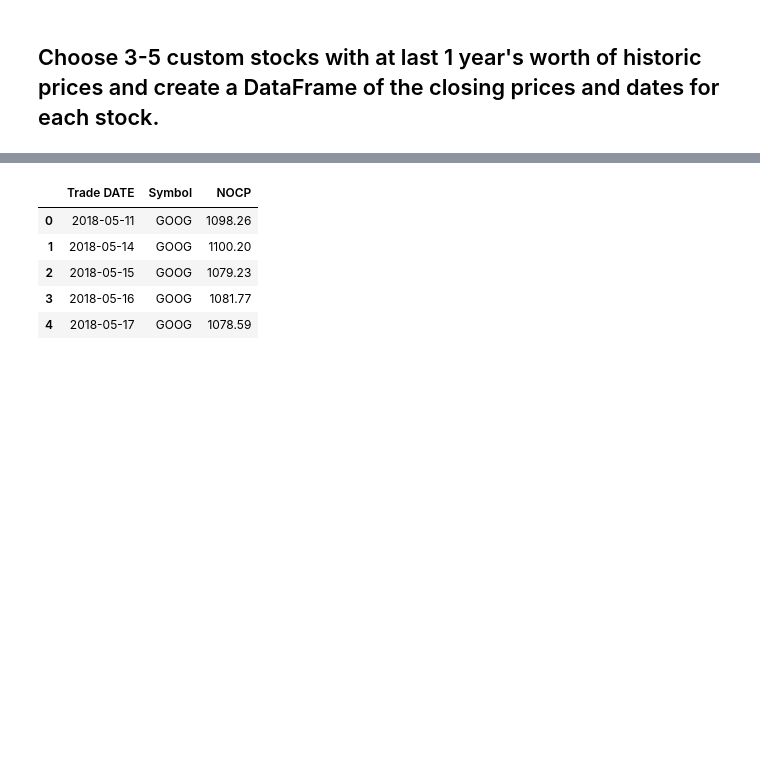
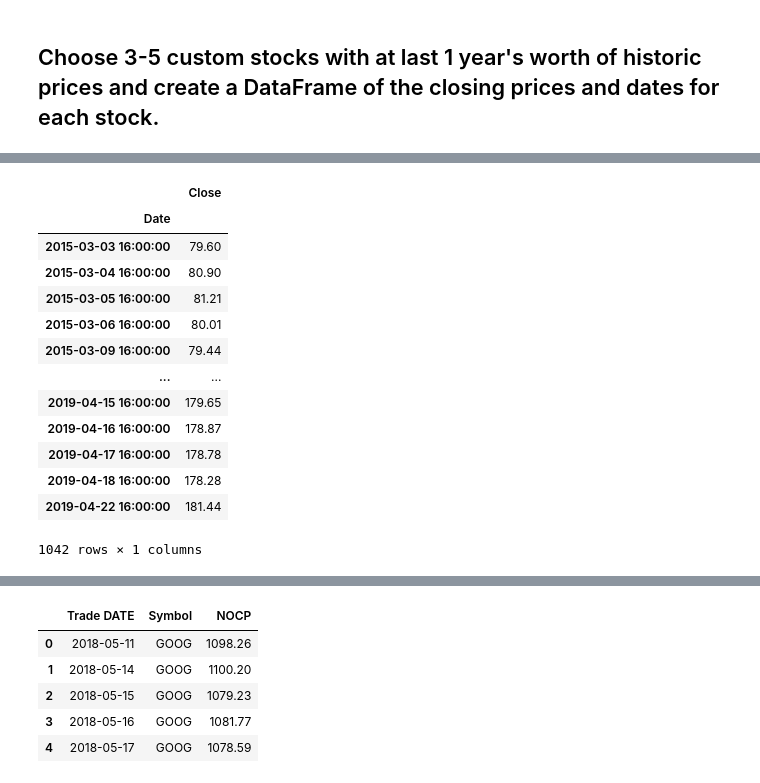
Before and after one commit to sudo-August/pandas-homework, a Jupyter notebook: whale_analysis.ipynb, the cells around one changed output, grey strips where cells are left out. Saved outputs shown, nothing was run; the diff lists cells and outputs as text; code cells hidden in the pictures; blank space fills up the shorter version.

```diff
--- a/whale_analysis.ipynb
+++ b/whale_analysis.ipynb
@@ -494,0 +469,29 @@ In this section, you will build your own portfolio of stocks, calculate the retu
+# %%
+fb_path = Path("./Resources/portfolio/FB.csv")
+mgm_path = Path("./Resources/portfolio/MGM.csv")
+nvda_path = Path("./Resources/portfolio/NVDA.csv")
+pypl_path = Path("./Resources/portfolio/PYPL.csv")
+vz_path = Path("./Resources/portfolio/VZ.csv")
+# %%
+# Read the first stock
+# YOUR CODE HERE
+fb_df = pd.read_csv(fb_path)
+fb_df.set_index(pd.to_datetime(fb_df["Date"], infer_datetime_format=True), inplace=True)
+fb_df.drop(columns=["Date"], inplace=True)
+fb_df
+# SET COLUMN NAME CLOSE TO FB
+# %% [output]
+|  | Close |
+| Date |  |
+| 2015-03-03 16:00:00 | 79.60 |
+| 2015-03-04 16:00:00 | 80.90 |
+| 2015-03-05 16:00:00 | 81.21 |
+| 2015-03-06 16:00:00 | 80.01 |
+| 2015-03-09 16:00:00 | 79.44 |
+| ... | ... |
+| 2019-04-15 16:00:00 | 179.65 |
+| 2019-04-16 16:00:00 | 178.87 |
+| 2019-04-17 16:00:00 | 178.78 |
+| 2019-04-18 16:00:00 | 178.28 |
+| 2019-04-22 16:00:00 | 181.44 |
+1042 rows × 1 columns
```
Also changed, not shown: parts of 9 cells of this notebook, 5 other files.
